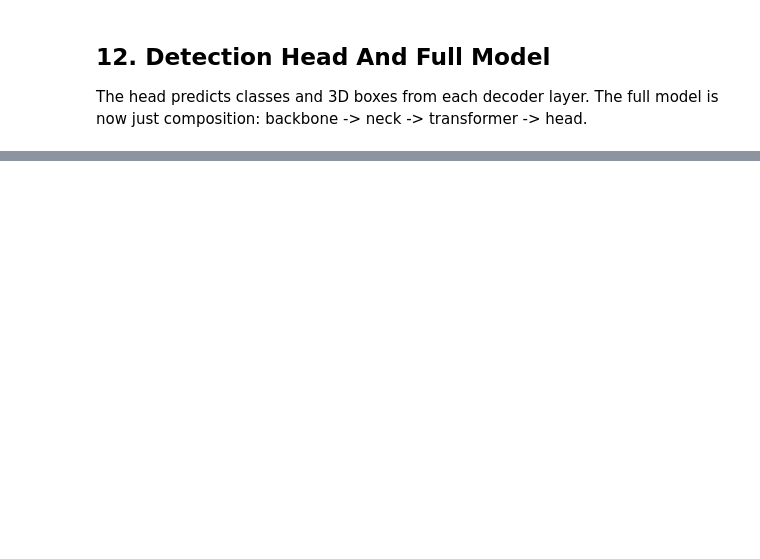
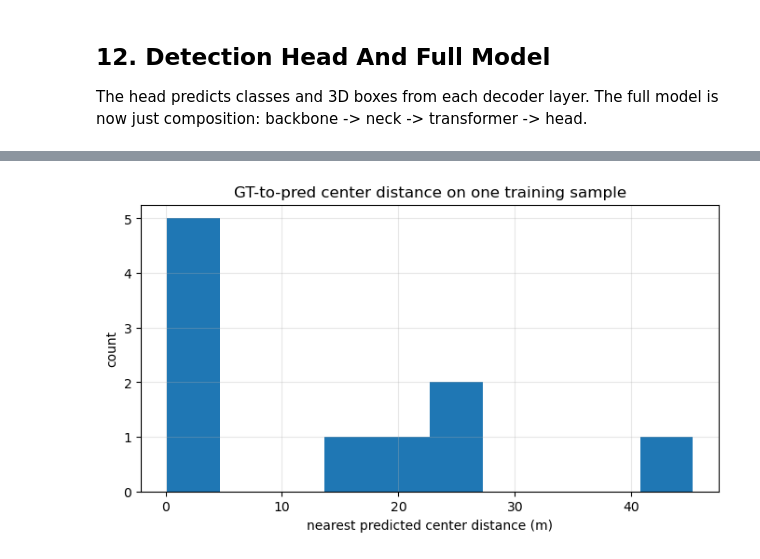
Before and after one commit to bskkimm/DETR3D-Implementation-using-Pytorch, a Jupyter notebook: notebooks/detr3d_e2e_walkthrough.ipynb, the cells around one changed output, grey strips where cells are left out. Drawn from its saved outputs; the diff is of its cells as text; code cells hidden in the pictures; blank space fills up the shorter version.

```diff
--- a/notebooks/detr3d_e2e_walkthrough.ipynb
+++ b/notebooks/detr3d_e2e_walkthrough.ipynb
@@ -985,0 +660,11 @@ train_stats
+# %%
+from detr3d.engine.diagnostics import decode_predictions
+
+def predict_single_sample(model, sample, device, score_threshold=0.3, max_boxes=10):
+    return decode_predictions(
+        model,
+        sample,
+        device=device,
+        score_threshold=score_threshold,
+        max_boxes=max_boxes,
+    )
@@ -985,0 +675,77 @@ train_stats
+# %%
+import matplotlib.pyplot as plt
+
+def summarize_sample_fit(model, dataset, sample_index=0, device=device, score_threshold=0.005, max_boxes=50):
+    sample = dataset[sample_index]
+    pred_boxes, pred_scores, pred_labels = predict_single_sample(
+        model,
+        sample,
+        device=device,
+        score_threshold=score_threshold,
+        max_boxes=max_boxes,
+    )
+    gt_boxes = sample.get('gt_boxes_lidar', sample['gt_boxes_ego']).cpu()
+    gt_labels = sample['gt_labels'].cpu()
+
+    print(f"sample_token: {sample['img_metas']['sample_token']}")
+    print(f"num_gt={gt_boxes.shape[0]}, num_pred={pred_boxes.shape[0]}")
+
+    gt_names = [NUSCENES_CLASSES[int(label)] for label in gt_labels.tolist()]
+    pred_names = [NUSCENES_CLASSES[int(label)] for label in pred_labels.tolist()]
+    print('\nGT classes:')
+    print(gt_names)
+    print('\nTop predicted classes:')
+    print([(pred_names[i], round(float(pred_scores[i]), 4)) for i in range(len(pred_names))])
+
+    if gt_boxes.numel() == 0 or pred_boxes.numel() == 0:
+        print('\nCannot compute matching summary because GT or predictions are empty.')
+        return
+
+    gt_centers = gt_boxes[:, :3]
+    pred_centers = pred_boxes[:, :3]
+    center_dist = torch.cdist(gt_centers, pred_centers, p=2)
+    best_dist, best_pred_idx = center_dist.min(dim=1)
+
+    print('\nNearest prediction for each GT:')
+    matched_class_count = 0
+    for gt_idx in range(gt_boxes.shape[0]):
+        pred_idx = int(best_pred_idx[gt_idx])
+        gt_name = NUSCENES_CLASSES[int(gt_labels[gt_idx])]
+        pred_name = NUSCENES_CLASSES[int(pred_labels[pred_idx])]
+        class_match = int(gt_labels[gt_idx]) == int(pred_labels[pred_idx])
+        matched_class_count += int(class_match)
+        print(
+            f"GT {gt_idx:02d}: class={gt_name:<22} | "
+            f"pred={pred_idx:02d} ({pred_name:<22}) | "
+            f"score={float(pred_scores[pred_idx]):.4f} | "
+            f"center_dist={float(best_dist[gt_idx]):.3f} m | "
+            f"class_match={class_match}"
+        )
+        print(
+            f"         gt_wlh=({float(gt_boxes[gt_idx, 3]):.2f}, {float(gt_boxes[gt_idx, 4]):.2f}, {float(gt_boxes[gt_idx, 5]):.2f}) | "
+            f"pred_wlh=({float(pred_boxes[pred_idx, 3]):.2f}, {float(pred_boxes[pred_idx, 4]):.2f}, {float(pred_boxes[pred_idx, 5]):.2f})"
+        )
+
+    print('\nAggregate summary:')
+    print(f"mean nearest-center distance: {float(best_dist.mean()):.3f} m")
+    print(f"median nearest-center distance: {float(best_dist.median()):.3f} m")
+    print(f"class matches among nearest preds: {matched_class_count}/{gt_boxes.shape[0]}")
+
+    plt.figure(figsize=(8, 4))
+    plt.hist(best_dist.tolist(), bins=min(10, gt_boxes.shape[0]))
+    plt.xlabel('nearest predicted center distance (m)')
+    plt.ylabel('count')
+    plt.title('GT-to-pred center distance on one training sample')
+    plt.grid(True, alpha=0.3)
+    plt.show()
+
+
+summarize_sample_fit(
+    model,
+    tiny_dataset,
+    sample_index=0,
+    device=device,
+    score_threshold=0.005,
+    max_boxes=50,
+)
+# %% [output]
@@ -985,0 +769 @@ train_stats
+[figure, added]
```
Also changed, not shown: parts of 30 cells of this notebook, 26 other files.
